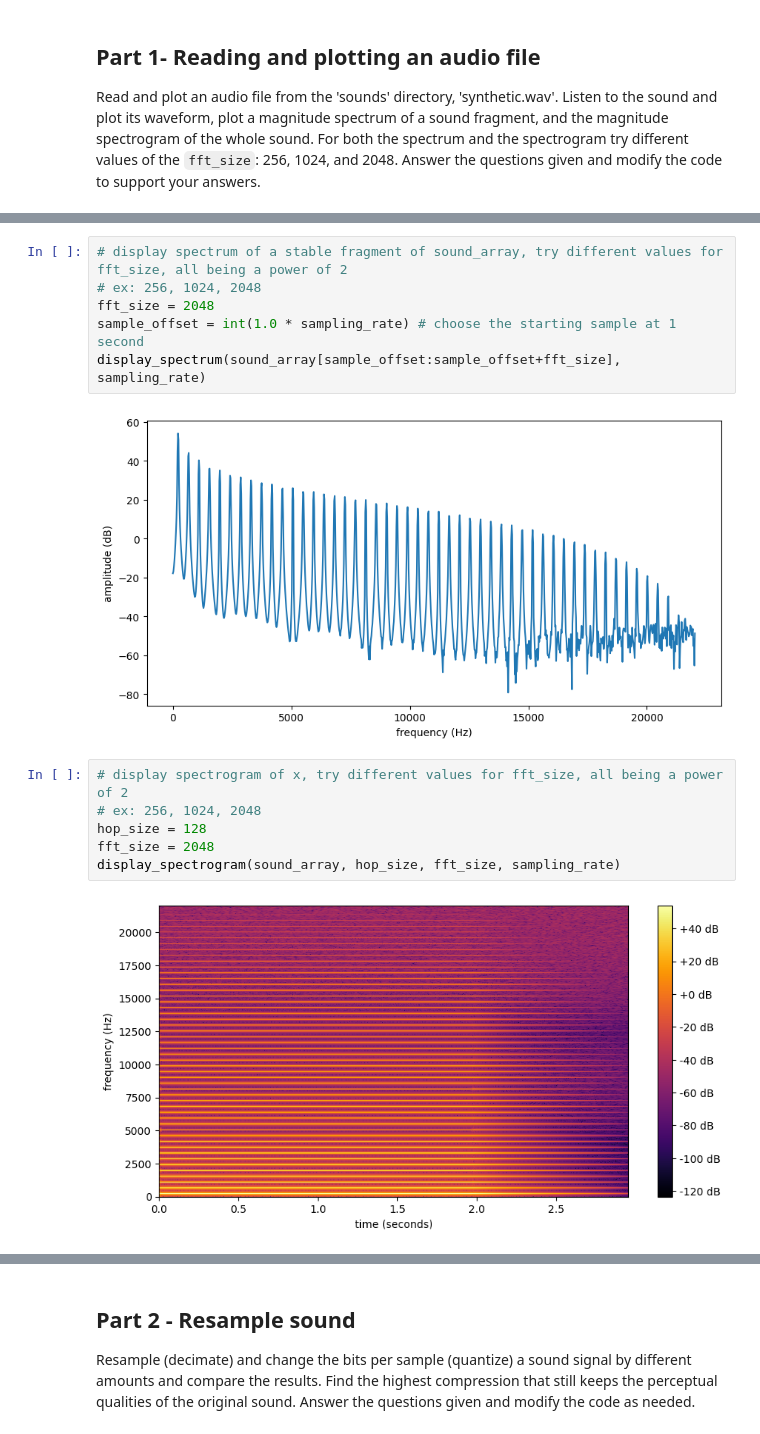
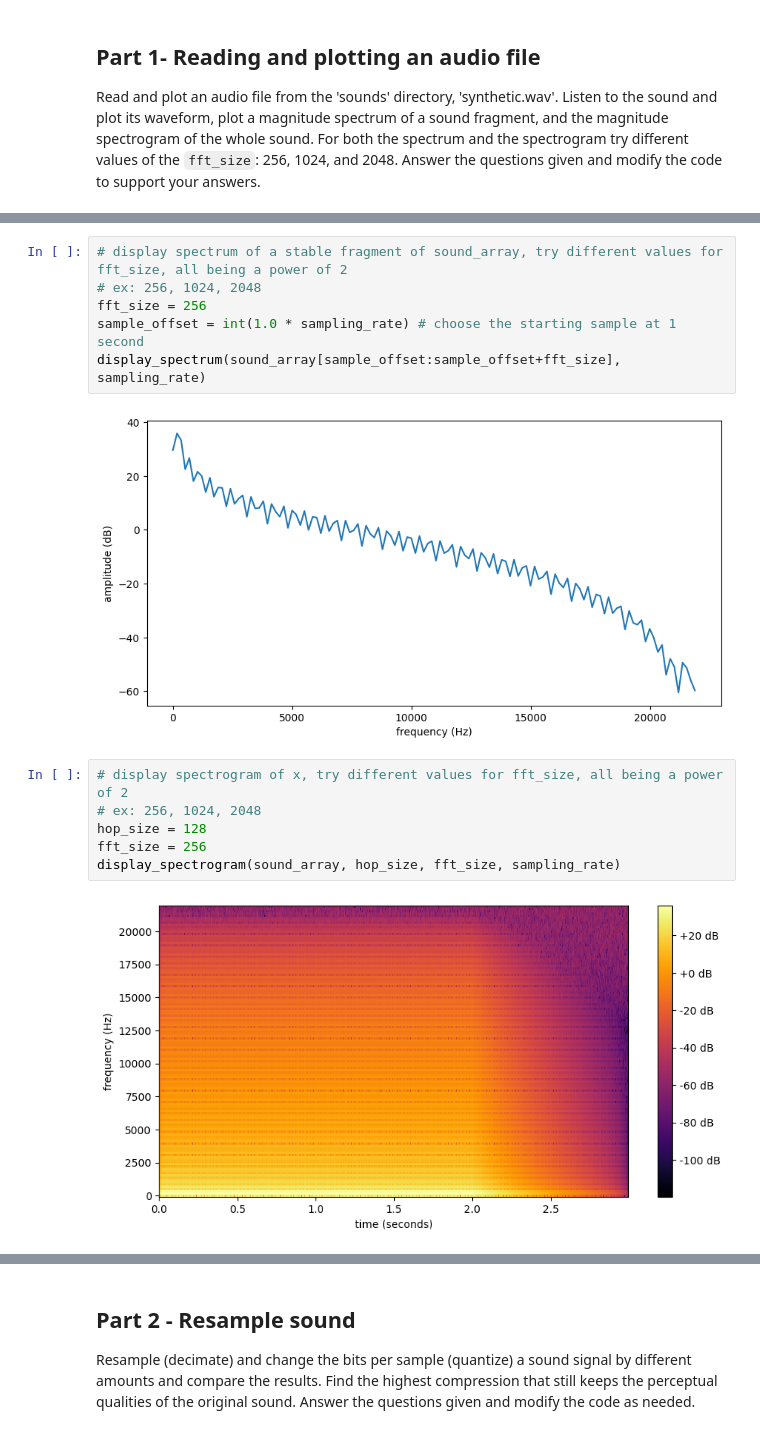
Before and after one commit to GeorginaHostench/audio-coding-materials, a Jupyter notebook: labs/Lab1-Sampling-and-coding-basics.ipynb, the cells around one changed output, grey strips where cells are left out. Saved outputs shown, nothing was run; the diff lists cells and outputs as text.

```diff
--- a/labs/Lab1-Sampling-and-coding-basics.ipynb
+++ b/labs/Lab1-Sampling-and-coding-basics.ipynb
@@ -134,19 +134,19 @@ display_sound(sound_array, sampling_rate)
 # %%
 # display spectrum of a stable fragment of sound_array, try different values for fft_size, all being a power of 2
 # ex: 256, 1024, 2048
-fft_size = 2048
+fft_size = 256
 sample_offset = int(1.0 * sampling_rate) # choose the starting sample at 1 second
 display_spectrum(sound_array[sample_offset:sample_offset+fft_size], sampling_rate)
 # %% [output]
-[figure, old version]
+[figure, new version]
 # %%
 # display spectrogram of x, try different values for fft_size, all being a power of 2
 # ex: 256, 1024, 2048
 hop_size = 128
-fft_size = 2048
+fft_size = 256
 display_spectrogram(sound_array, hop_size, fft_size, sampling_rate)
 # %% [output]
-[figure, old version]
+[figure, new version]
 # %% [markdown]
 **Questions: (answer them in this text cell)**
 
```
Also changed, not shown: parts of 1 cell of this notebook.
